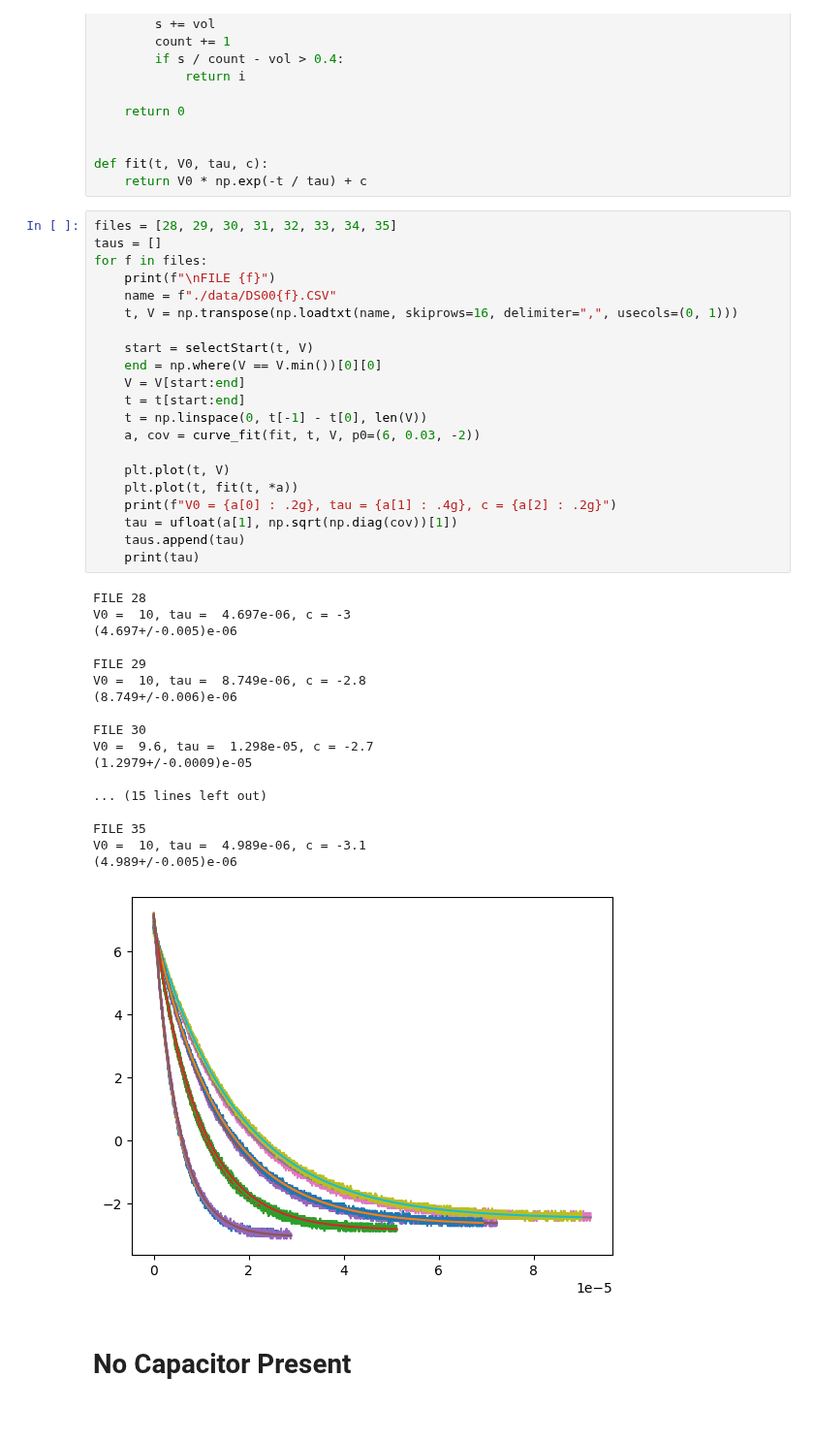
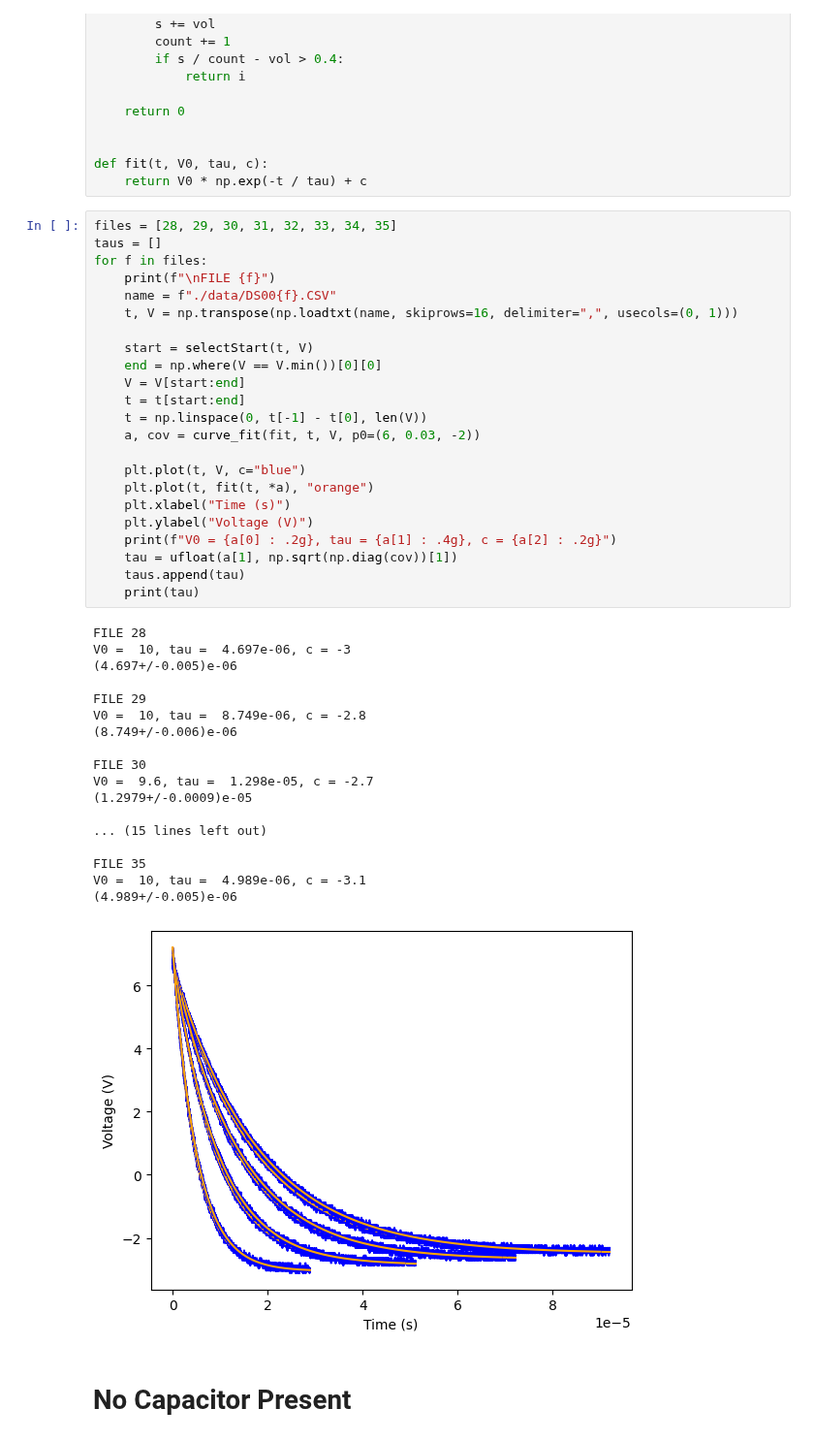
Before and after one commit to lab57/Preamp-Calibration, a Jupyter notebook: analysis.ipynb, the cells around one changed output. Shown at 97% size. Saved outputs shown, nothing was run; the diff lists cells and outputs as text; blank space fills up the shorter version.

```diff
--- a/analysis.ipynb
+++ b/analysis.ipynb
@@ -30,36 +30,38 @@ for f in files:
 
     start = selectStart(t, V)
     end = np.where(V == V.min())[0][0]
     V = V[start:end]
     t = t[start:end]
     t = np.linspace(0, t[-1] - t[0], len(V))
     a, cov = curve_fit(fit, t, V, p0=(6, 0.03, -2))
 
-    plt.plot(t, V)
-    plt.plot(t, fit(t, *a))
+    plt.plot(t, V, c="blue")
+    plt.plot(t, fit(t, *a), "orange")
+    plt.xlabel("Time (s)")
+    plt.ylabel("Voltage (V)")
     print(f"V0 = {a[0] : .2g}, tau = {a[1] : .4g}, c = {a[2] : .2g}")
     tau = ufloat(a[1], np.sqrt(np.diag(cov))[1])
     taus.append(tau)
     print(tau)
 # %% [output]
 FILE 28
 V0 =  10, tau =  4.697e-06, c = -3
 (4.697+/-0.005)e-06
 
 FILE 29
 V0 =  10, tau =  8.749e-06, c = -2.8
 (8.749+/-0.006)e-06
 
 FILE 30
 V0 =  9.6, tau =  1.298e-05, c = -2.7
 (1.2979+/-0.0009)e-05
 
 ... (15 lines left out)
 
 FILE 35
 V0 =  10, tau =  4.989e-06, c = -3.1
 (4.989+/-0.005)e-06
-[figure, old version]
+[figure, new version]
 # %% [markdown]
 # No Capacitor Present
 # %%
```
Also changed, not shown: 8 other files.
